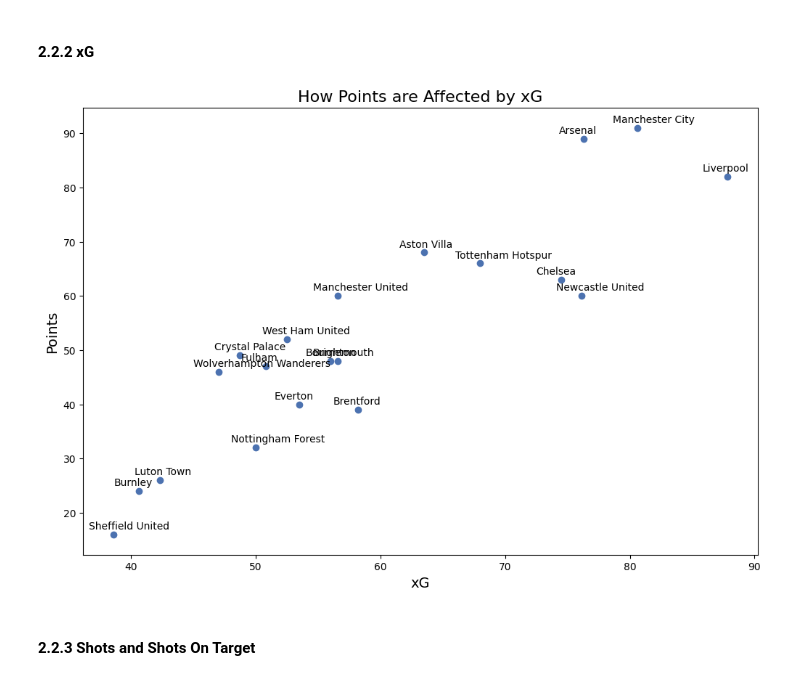
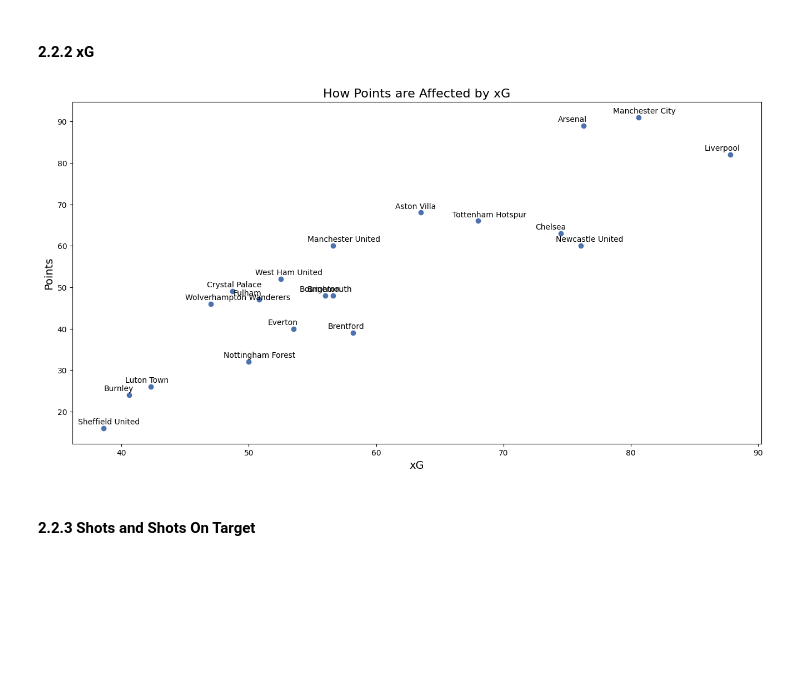
Before and after one commit to OdhranMac/premier-league-23-24, a Jupyter notebook: Premier League Season 2023-24 Analysis.ipynb, the cells around one changed output. Saved outputs shown, nothing was run; the diff lists cells and outputs as text; code cells hidden in the pictures; blank space fills up the shorter version.

```diff
--- a/Premier League Season 2023-24 Analysis.ipynb
+++ b/Premier League Season 2023-24 Analysis.ipynb
@@ -319,16 +360,16 @@ Newcastle have the exact opposite problem - scoring goals is not a problem, but
 #### 2.2.2 xG
 # %%
 fig, ax = plt.subplots()
-fig.set_size_inches([12, 8])
+fig.set_size_inches([16, 8])
 plt.scatter(prem_table_stats['Combined xG'], prem_table_stats['Points'])
 plt.title('How Points are Affected by xG', fontsize = 16)
 plt.xlabel('xG', fontsize = 14)
 plt.ylabel('Points', fontsize = 14)
 
 for i, txt in enumerate(prem_table_stats['Team']):
     ax.annotate(txt, (prem_table_stats.iloc[i]['Combined xG'] - 2, prem_table_stats.iloc[i]['Points'] + 1))
 # %% [output]
-[figure, old version]
+[figure, new version]
 # %% [markdown]
 #### 2.2.3 Shots and Shots On Target
 # %%
```
Also changed, not shown: parts of 22 cells of this notebook.
